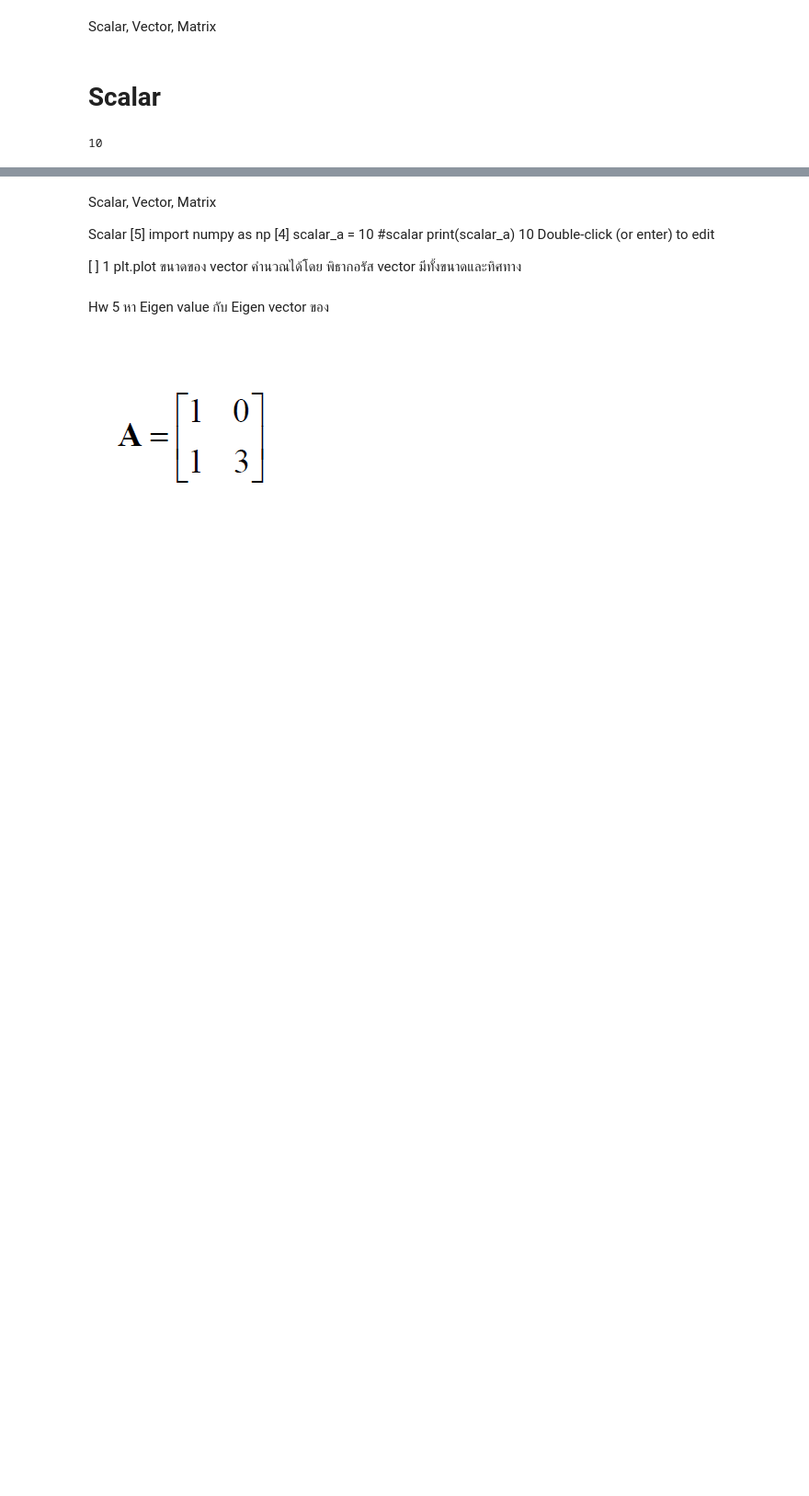
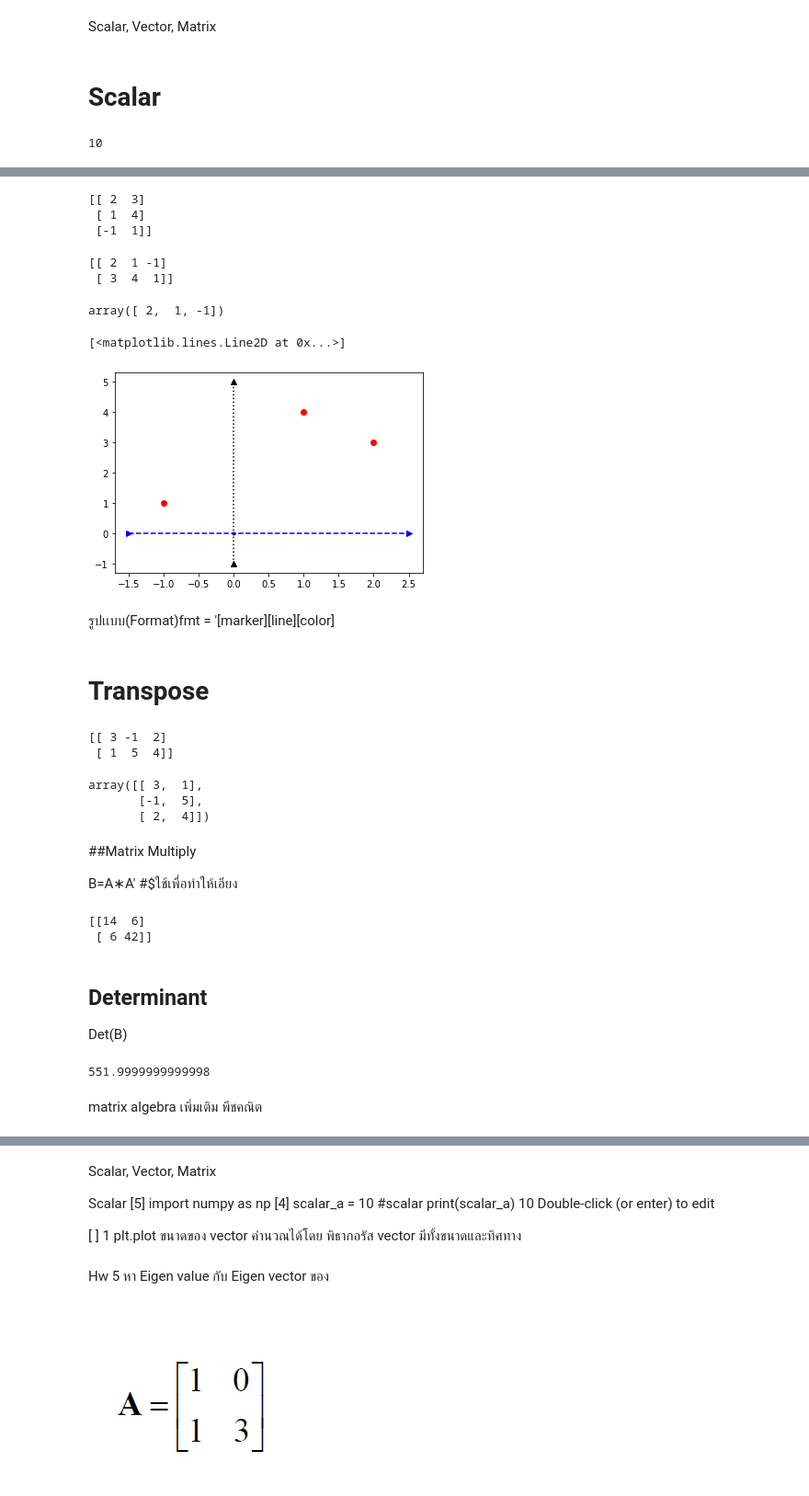
Before and after one commit to ploybongkot/Multivariate, a Jupyter notebook: MVA001.ipynb, the cells around one changed output, grey strips where cells are left out. Shown: that part at 92% size. Saved outputs shown, nothing was run; the diff lists cells and outputs as text; code cells hidden in the pictures; blank space fills up the shorter version.

```diff
--- a/MVA001.ipynb
+++ b/MVA001.ipynb
@@ -16,4 +50,65 @@ Scalar, Vector, Matrix
+# %%
+matrix_d = np.array([[2,3],[1,4],[-1,1]]) # ยังไม่ใช่matrix จริงๆ
+print(matrix_d)
+# %% [output]
+[[ 2  3]
+ [ 1  4]
+ [-1  1]]
+# %%
+matrix_d = matrix_d.T #นำเอาไปทำเป็นmatrixตามทฤษฎี
+print(matrix_d)
+# %% [output]
+[[ 2  1 -1]
+ [ 3  4  1]]
+# %%
+matrix_d[0,:] # บอกว่าค่า x มีค่าอะไรบ้าง
+# %% [output]
+array([ 2,  1, -1])
 # %%
 from matplotlip import pyplot as plt
+# %%
+plt.plot(matrix_d[0,:],matrix_d[1,:],'or') #ใช้สำหรับplotจุดลงไปในspace -> plot(ค่าx,ค่าy,หน้าตาของจุด) o คือ จุด r คือ สีเเดง
+plt.plot(0,0,'.b') # อันนี้คือจุดกำเนิด
+plt.plot([0,0],[-1,5],'^:k') # ^ คือ หัวลูกศร : คือ ลายจุด k คือ สีดำ ดูว่ามีกี่จุดคือว่ามี x 2 ตัว y 2 ตัว เพราะฉะนั้น 2 จุด
+plt.plot([-1.5,2.5],[0,0],'>--b') # > คือ หัวลูกศร -- คือทำเป็นเส้น b คือสีน้ำเงิน
+# %% [output]
+[<matplotlib.lines.Line2D at 0x...>]
+[figure, added]
+# %% [markdown]
+รูปเเบบ(Format)fmt = '[marker][line][color]
+# %% [markdown]
+# Transpose
+# %%
+A = np.array([[3,-1,2],[1,5,4]])
+print(A)
+# %% [output]
+[[ 3 -1  2]
+ [ 1  5  4]]
+# %%
+A.T # การใส่ .T เพื่อ ทำให้เป็นเมทริกซ์
+# %% [output]
+array([[ 3,  1],
+       [-1,  5],
+       [ 2,  4]])
+# %% [markdown]
+##Matrix Multiply
+
+B=A∗A′  #$ใช้เพื่อทำให้เอียง
+# %%
+B = np.dot(A,A.T) # การคูณเมทริกซ์
+print(B)
+# %% [output]
+[[14  6]
+ [ 6 42]]
+# %% [markdown]
+## Determinant
+
+Det(B)
+# %%
+np.linalg.det(B)     #linalg = linear algorithm  การหา Det(B)
+# %% [output]
+551.9999999999998
+# %% [markdown]
+matrix algebra เพิ่มเติม พีชคณิต
 # %%
  plt.plot((vector_b[0,0],vector_b[1,0],'or'))
```
Also changed, not shown: parts of 50 cells of this notebook.
